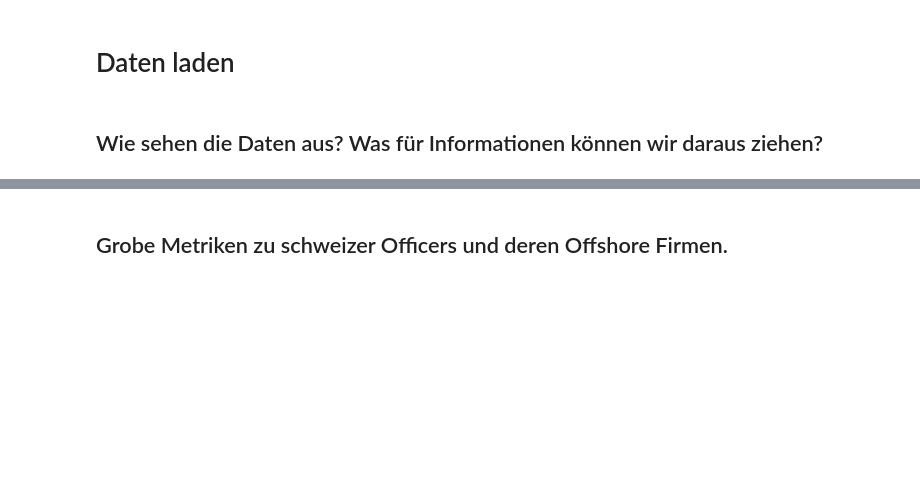
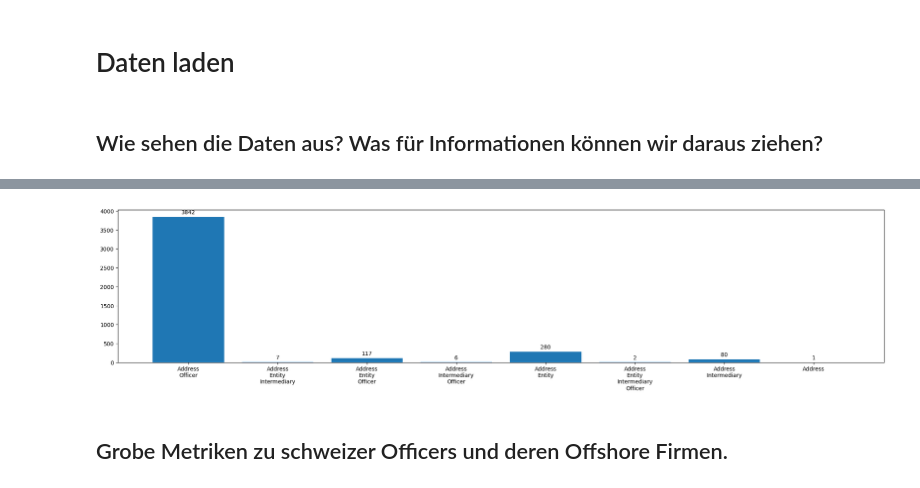
Before and after one commit to gabrieltorresgamez/fhnw-san-project, a Jupyter notebook: notebook.ipynb, the cells around one changed output, grey strips where cells are left out. Saved outputs shown, nothing was run; the diff lists cells and outputs as text; code cells hidden in the pictures; blank space fills up the shorter version.

```diff
--- a/notebook.ipynb
+++ b/notebook.ipynb
@@ -81,3 +116,20 @@ graph = nx.read_gexf("./data/graph.gexf")
+# %%
+counter = {}
+for c in [sorted(np.unique(list(nx.get_node_attributes(swiss_subgraph.subgraph(c), "node_type").values()))) for c in weakly_connected_components]:
+    counter[str(c)] = 1 + counter.get(str(c), 0)
+
+_, ax = plt.subplots(1, 1, figsize=(25, 5))
+bars = plt.bar(["\n".join(ast.literal_eval(label)) for label in counter.keys()], list(counter.values()))
+
+# Loop through the bars and add annotations
+for bar in bars:
+    height = bar.get_height()
+    ax.annotate(f'{height}', xy=(bar.get_x() + bar.get_width() / 2, height), xytext=(0, 3),
+    textcoords="offset points", ha='center', va='bottom')
+
+plt.show()
+# %% [output]
+[figure, added]
 # %% [markdown]
 ## Grobe Metriken zu schweizer Officers und deren Offshore Firmen.
 # %% [markdown]
```
Also changed, not shown: parts of 6 cells of this notebook.
